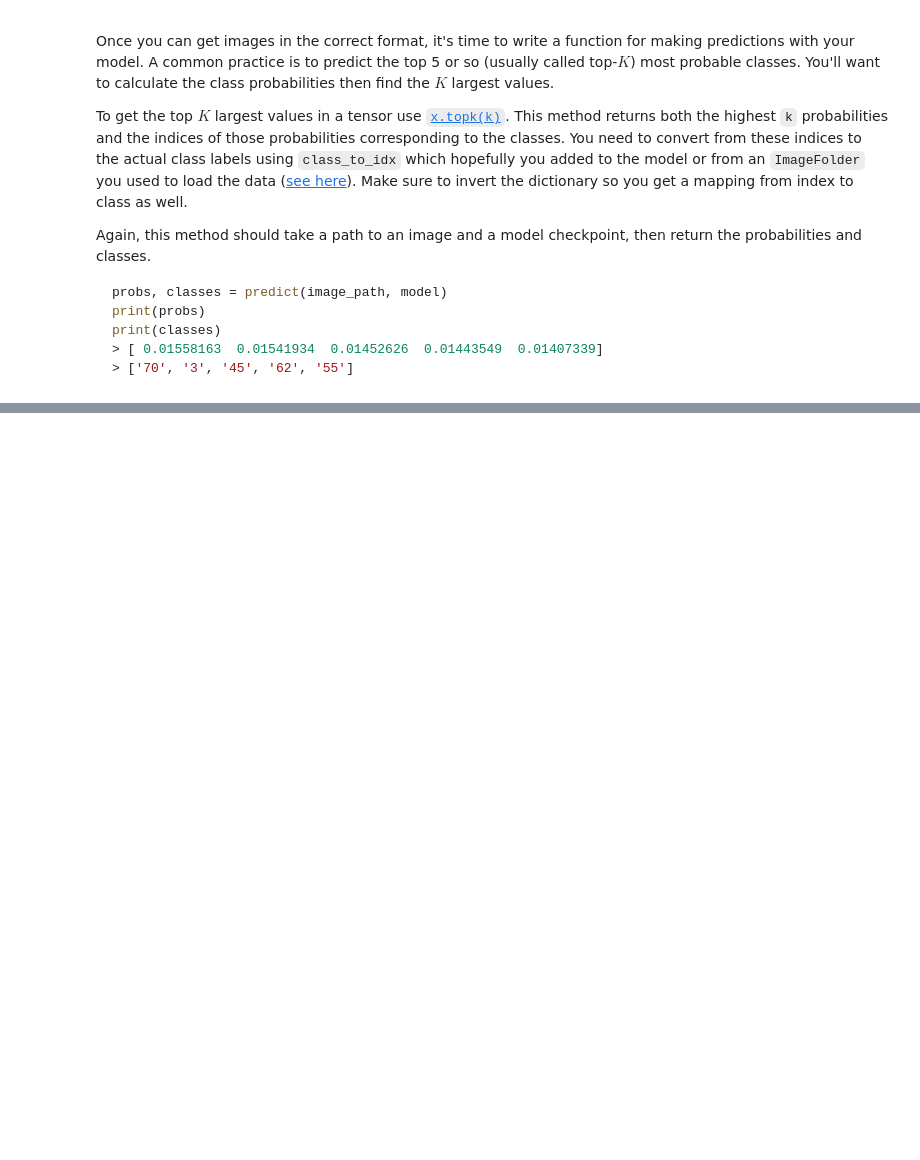
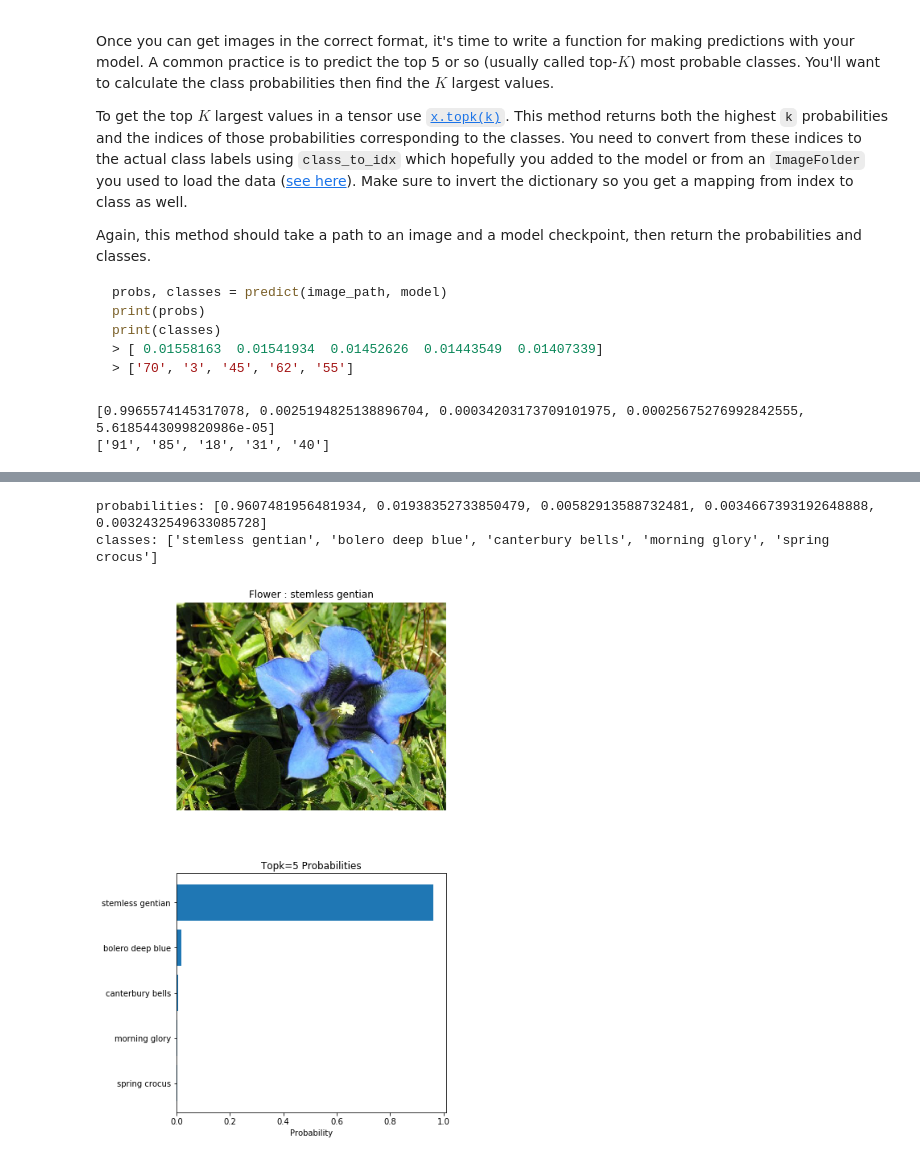
Before and after one commit to yoelrc88/ai-programming-python, a Jupyter notebook: 6-create-your-own-classifier-project/image-classifier-aipnd-project-udacity.ipynb, the cells around one changed output, grey strips where cells are left out. Saved outputs shown, nothing was run; the diff lists cells and outputs as text; code cells hidden in the pictures; blank space fills up the shorter version.

```diff
--- a/6-create-your-own-classifier-project/image-classifier-aipnd-project-udacity.ipynb
+++ b/6-create-your-own-classifier-project/image-classifier-aipnd-project-udacity.ipynb
@@ -226,7 +246,7 @@ def train(model, criterion, optimizer, loader_train, loader_valid, epochs, learn
 
             if steps % validate_every == 0 or steps==1:
                 print()
-                valid_loss, accuracy = validate(model, criterion, loader_valid, 10)
+                valid_loss, accuracy = validate(model, criterion, loader_valid)
                 print("Valid Loss: {:.3f} ".format(valid_loss),
                       "Valid Accuracy %: {:.3f}".format(accuracy))
 
@@ -237,7 +257,7 @@ def train(model, criterion, optimizer, loader_train, loader_valid, epochs, learn
 # %%
 learn_rate = 0.003
 momentum = 0.9
-epochs = 10 # with just 3 epochs gets to > 70% accuracy
+epochs = 3 # with just 3 epochs gets to > 70% accuracy
 
 if torch.cuda.is_available():
     print("Using GPU")
@@ -459,6 +518,9 @@ probabilities, classes = predict(image_path, model)
 
 print(probabilities)
 print(classes)
+# %% [output]
+[0.9965574145317078, 0.0025194825138896704, 0.00034203173709101975, 0.00025675276992842555, 5.6185443099820986e-05]
+['91', '85', '18', '31', '40']
 # %% [markdown]
 ## Sanity Checking
 
@@ -470,32 +532,36 @@ You can convert from the class integer encoding to actual flower names with the
 # %%
 # TODO: Display an image along with the top 5 classes
 
-# image_path = 'flowers/test/13/image_05769.jpg'
-image_path = 'flowers/valid/20/image_04903.jpg'
+image_path = 'flowers/valid/28/image_05265.jpg'
+
+probs, classes = predict(image_path, model)
 
 top_labels = [cat_to_name[cat] for cat in classes ]
 print('probabilities:', probs, '\nclasses:', top_labels, '\n')
 
-probs, classes = predict(image_path, model)
 max_index = np.argmax(probs)
 max_probability = probs[max_index]
 label = classes[max_index]
 
 plt.figure(figsize=(6,12))
 ax1 = plt.subplot(2,1,1)
 ax2 = plt.subplot(2,1,2)
 
 image = Image.open(image_path)
 ax1.axis('off')
 ax1.set_title('Flower : ' + cat_to_name[label])
 ax1.imshow(image)
 
 y_pos = np.arange(5)
 ax2.set_title('Topk=5 Probabilities')
 ax2.set_yticks(y_pos)
 ax2.set_yticklabels(top_labels)
 ax2.set_xlabel('Probability')
 ax2.barh(y_pos, probs, align='center')
 ax2.invert_yaxis()
 
 plt.show()
+# %% [output]
+probabilities: [0.9607481956481934, 0.01938352733850479, 0.00582913588732481, 0.0034667393192648888, 0.0032432549633085728]
+classes: ['stemless gentian', 'bolero deep blue', 'canterbury bells', 'morning glory', 'spring crocus']
+[figure, added]
```
Also changed, not shown: parts of 12 cells of this notebook.
